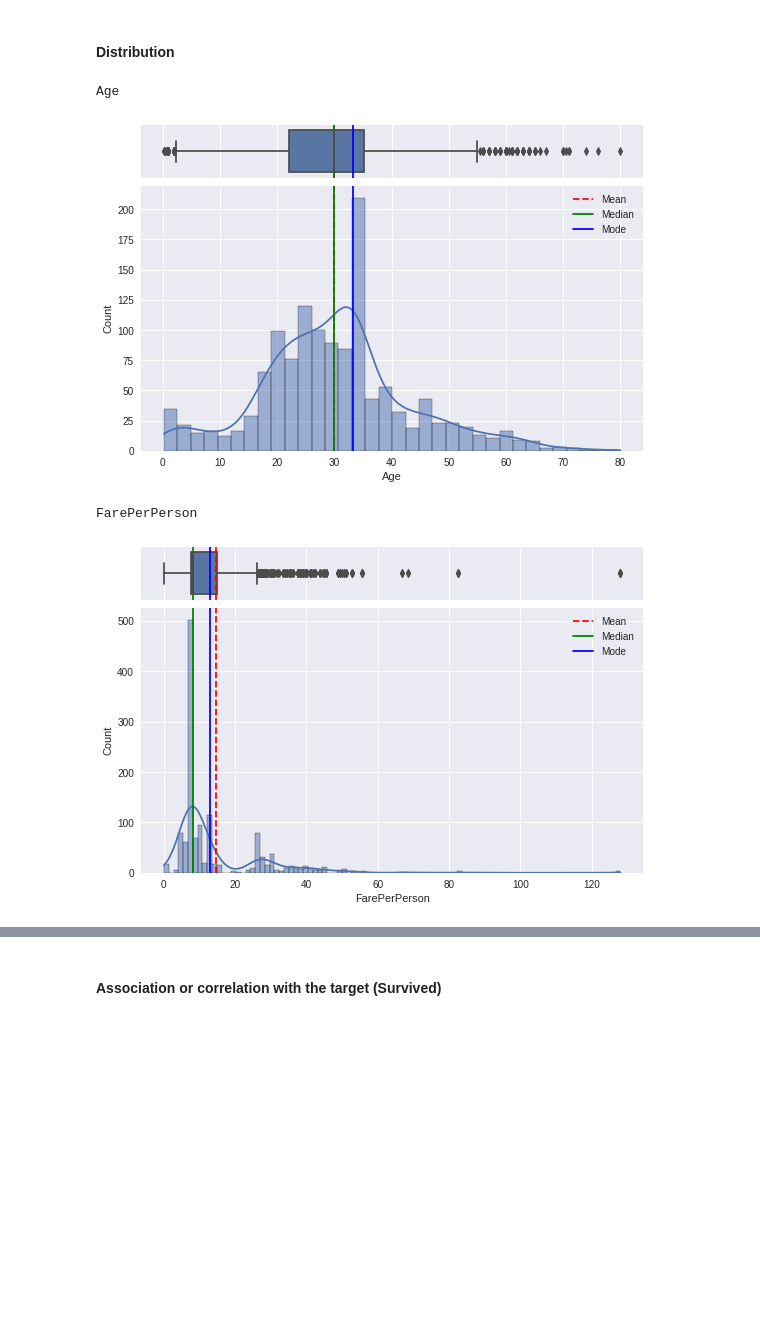
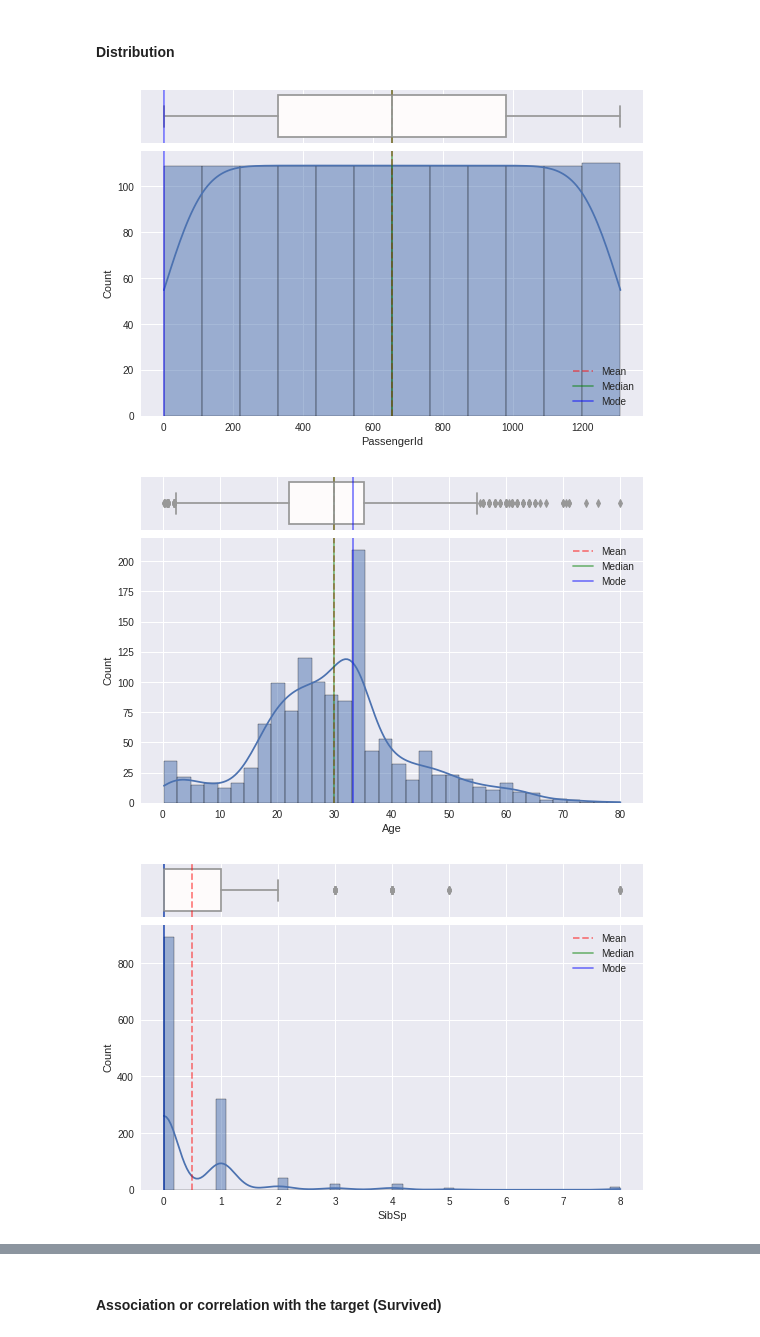
Before and after one commit to AntonelloManenti/Kaggle_Titanic_DecisionTree, a Jupyter notebook: Titanic.ipynb, the cells around one changed output, grey strips where cells are left out. Drawn from its saved outputs; the diff is of its cells as text; code cells hidden in the pictures; blank space fills up the shorter version.

```diff
--- a/Titanic.ipynb
+++ b/Titanic.ipynb
@@ -870,31 +870,29 @@ Check:
 #### Distribution
 # %%
 for series in titanic_01.columns:
-  if search('float', titanic_01[series].dtype.name):
+  if search('float', titanic_01[series].dtype.name) or search('int', titanic_01[series].dtype.name):
 
-    print(series)
     f, (ax_box, ax_hist) = plt.subplots(2, sharex=True, figsize=(9,6), gridspec_kw= {"height_ratios": (0.2, 1)})
     plt.subplots_adjust(hspace=0.05)
     mean=titanic[series].mean()
     median=titanic_01[series].median()
     mode=titanic_01[series].mode().values[0]
 
-    sns.boxplot(data=titanic_01, x=series, ax=ax_box)
-    ax_box.axvline(mean, color='r', linestyle='--')
-    ax_box.axvline(median, color='g', linestyle='-')
-    ax_box.axvline(mode, color='b', linestyle='-')
+    sns.boxplot(data=titanic_01, x=series, ax=ax_box, color="snow")
+    ax_box.axvline(mean, color='r', linestyle='--', alpha=0.5)
+    ax_box.axvline(median, color='g', linestyle='-', alpha=0.5)
+    ax_box.axvline(mode, color='b', linestyle='-', alpha=0.5)
 
-    sns.histplot(data=titanic_01, x=series, ax=ax_hist, kde=True)
-    ax_hist.axvline(mean, color='r', linestyle='--', label="Mean")
-    ax_hist.axvline(median, color='g', linestyle='-', label="Median")
-    ax_hist.axvline(mode, color='b', linestyle='-', label="Mode")
+    sns.histplot(data=titanic_01, x=series, ax=ax_hist, kde=True, palette="Set3")
+    ax_hist.axvline(mean, color='r', linestyle='--', label="Mean", alpha=0.5)
+    ax_hist.axvline(median, color='g', linestyle='-', label="Median", alpha=0.5)
+    ax_hist.axvline(mode, color='b', linestyle='-', label="Mode", alpha=0.5)
 
     ax_hist.legend()
 
     ax_box.set(xlabel='')
     plt.show()
 # %% [output]
-Age
-[figure, old version]
+[figure, new version]
-FarePerPerson
-[figure, old version]
+[figure, new version]
+[figure, added]
```
Also changed, not shown: parts of 1 cell of this notebook.
